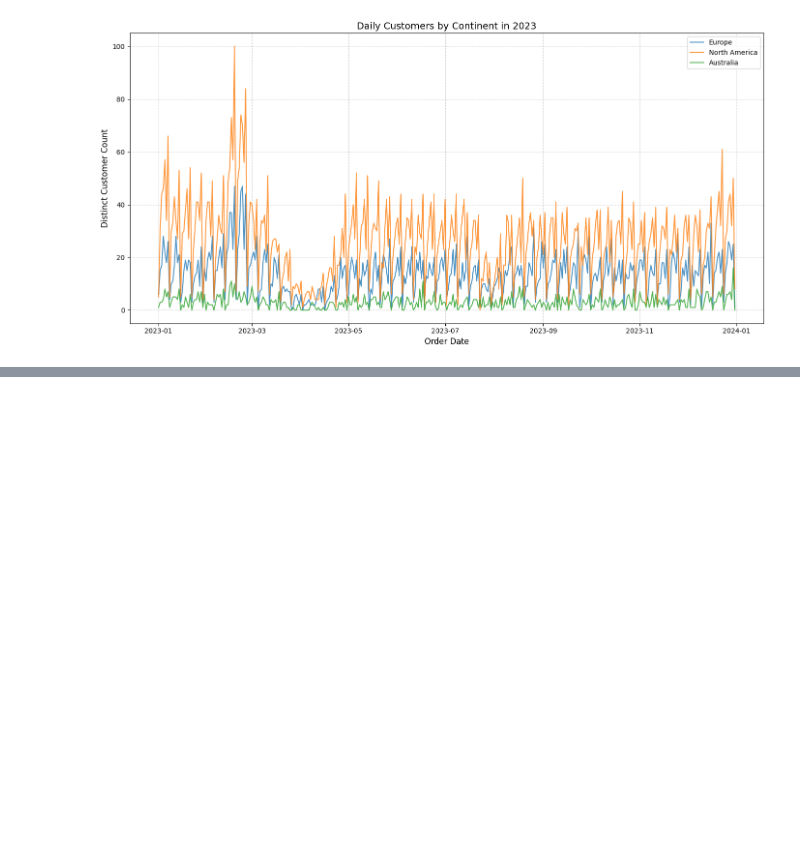
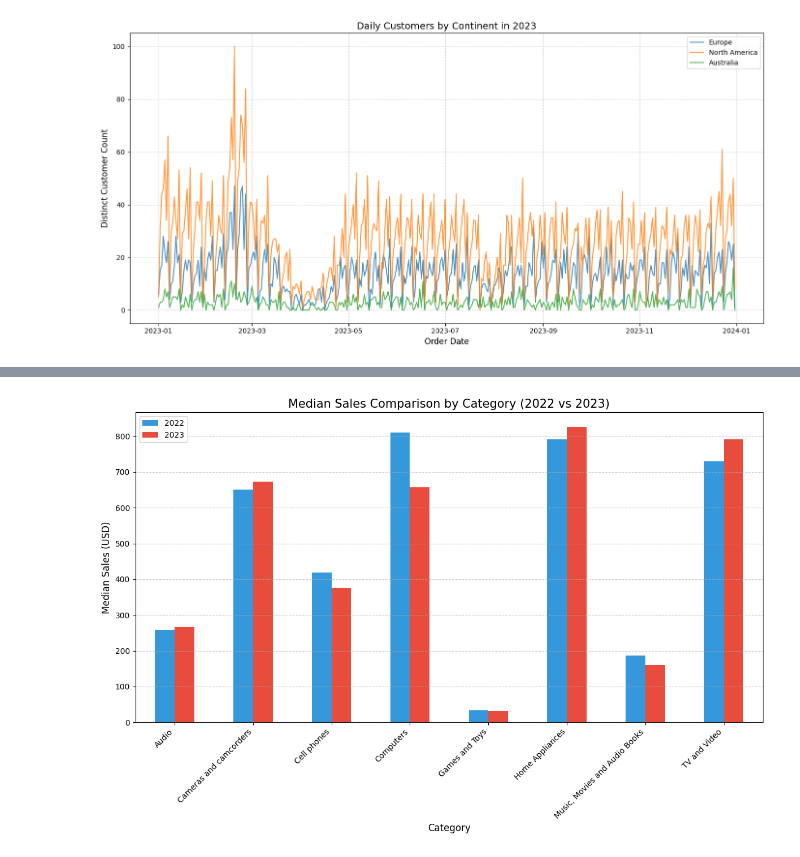
Before and after one commit to gurnursingh05/contoso, a Jupyter notebook: contoso.ipynb, the cells around one changed output, grey strips where cells are left out. Saved outputs shown, nothing was run; the diff lists cells and outputs as text; code cells hidden in the pictures; blank space fills up the shorter version.

```diff
--- a/contoso.ipynb
+++ b/contoso.ipynb
@@ -150,0 +368,25 @@ plt.show()
+# %%
+import matplotlib.pyplot as plt
+import pandas as pd
+
+# Data prepared from previous SQL output
+data = {
+    'category': ['Audio', 'Cameras and camcorders', 'Cell phones', 'Computers', 'Games and Toys', 'Home Appliances', 'Music, Movies and Audio Books', 'TV and Video'],
+    'median_sales_2022': [257.21, 651.46, 418.60, 809.70, 33.78, 791.00, 186.58, 730.46],
+    'median_sales_2023': [266.59, 672.60, 375.88, 657.18, 32.62, 825.25, 159.63, 790.79]
+}
+df_median = pd.DataFrame(data)
+
+# Plotting - changed kind to 'bar' to swap axes
+ax = df_median.plot(kind='bar', x='category', figsize=(12, 8), color=['#3498db', '#e74c3c'])
+
+plt.title('Median Sales Comparison by Category (2022 vs 2023)', fontsize=15)
+plt.xlabel('Category', fontsize=12)
+plt.ylabel('Median Sales (USD)', fontsize=12)
+plt.xticks(rotation=45, ha='right')
+plt.legend(['2022', '2023'])
+plt.grid(axis='y', linestyle='--', alpha=0.7)
+plt.tight_layout()
+plt.show()
+# %% [output]
+[figure, added]
```
Also changed, not shown: parts of 16 cells of this notebook.
